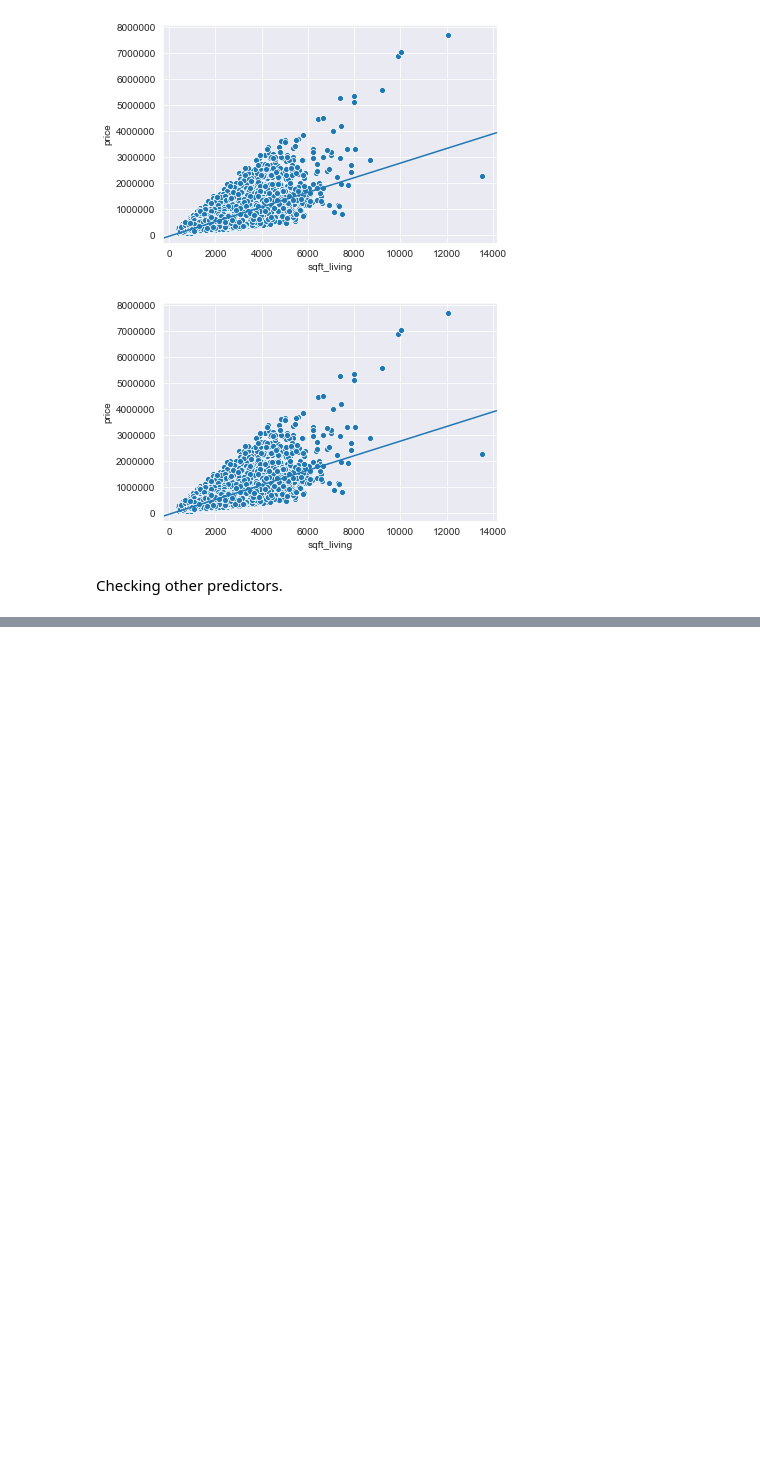
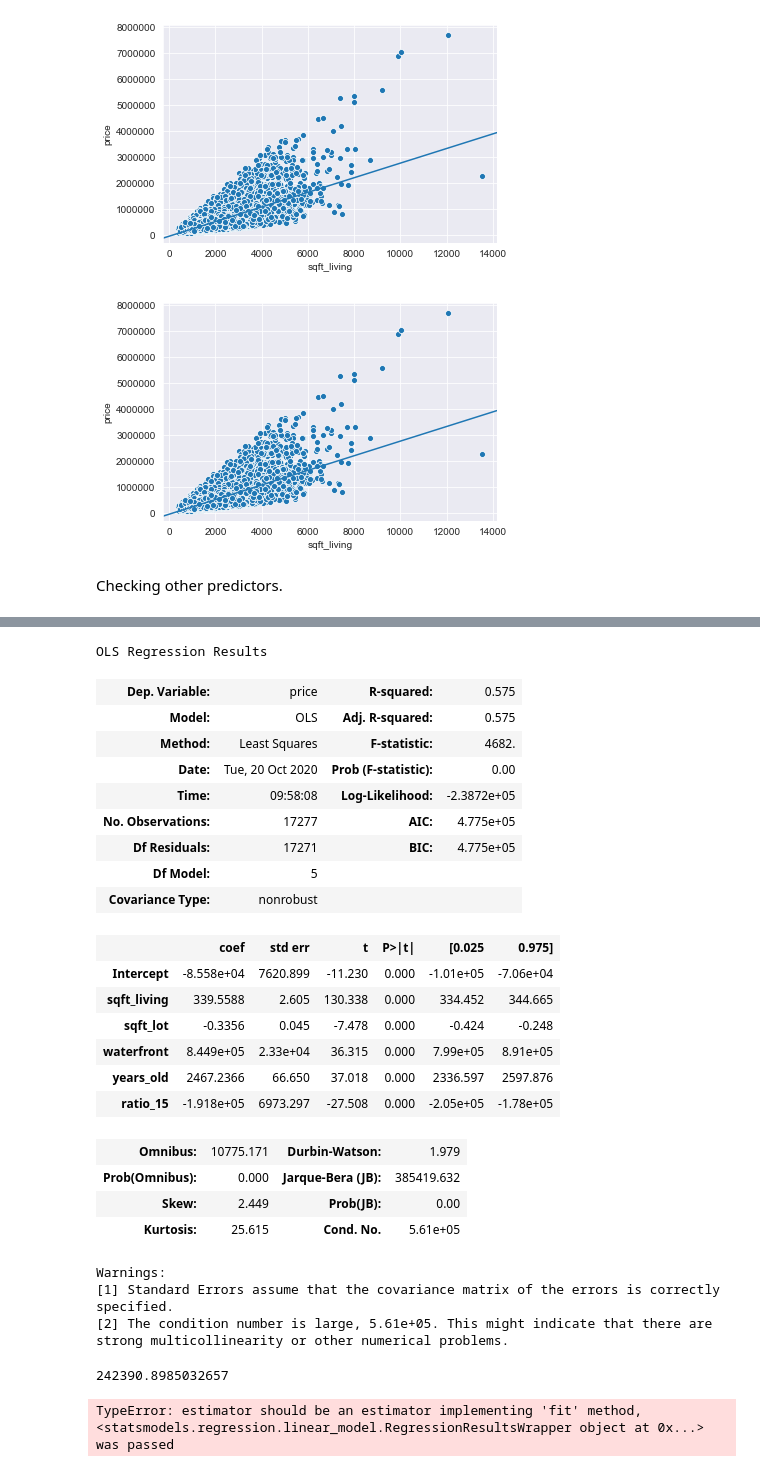
Before and after one commit to griffinhundley/predicting-housing-prices, a Jupyter notebook: Modeling.ipynb, the cells around one changed output, grey strips where cells are left out. Saved outputs shown, nothing was run; the diff lists cells and outputs as text; code cells hidden in the pictures; blank space fills up the shorter version.

Commit message:
changes to model notebook

```diff
--- a/Modeling.ipynb
+++ b/Modeling.ipynb
@@ -187,3 +193,35 @@ OLS Regression Results
 | Kurtosis: | 50.292 | Cond. No. | 729. |
 Warnings:
 [1] Standard Errors assume that the covariance matrix of the errors is correctly specified.
+# %%
+formula = "price ~ sqft_living + sqft_lot + waterfront + years_old + ratio_15"
+data_ols = pd.concat([X_train, y_train], axis = 1)
+
+model_seven = ols(formula= formula, data= data_ols).fit()
+model_seven.summary()
+# %% [output]
+OLS Regression Results
+| Dep. Variable: | price | R-squared: | 0.575 |
+| Model: | OLS | Adj. R-squared: | 0.575 |
+| Method: | Least Squares | F-statistic: | 4682. |
+| Date: | Tue, 20 Oct 2020 | Prob (F-statistic): | 0.00 |
+| Time: | 09:58:08 | Log-Likelihood: | -2.3872e+05 |
+| No. Observations: | 17277 | AIC: | 4.775e+05 |
+| Df Residuals: | 17271 | BIC: | 4.775e+05 |
+| Df Model: | 5 |  |  |
+| Covariance Type: | nonrobust |  |  |
+|  | coef | std err | t | P>|t| | [0.025 | 0.975] |
+| Intercept | -8.558e+04 | 7620.899 | -11.230 | 0.000 | -1.01e+05 | -7.06e+04 |
+| sqft_living | 339.5588 | 2.605 | 130.338 | 0.000 | 334.452 | 344.665 |
+| sqft_lot | -0.3356 | 0.045 | -7.478 | 0.000 | -0.424 | -0.248 |
+| waterfront | 8.449e+05 | 2.33e+04 | 36.315 | 0.000 | 7.99e+05 | 8.91e+05 |
+| years_old | 2467.2366 | 66.650 | 37.018 | 0.000 | 2336.597 | 2597.876 |
+| ratio_15 | -1.918e+05 | 6973.297 | -27.508 | 0.000 | -2.05e+05 | -1.78e+05 |
+| Omnibus: | 10775.171 | Durbin-Watson: | 1.979 |
+| Prob(Omnibus): | 0.000 | Jarque-Bera (JB): | 385419.632 |
+| Skew: | 2.449 | Prob(JB): | 0.00 |
+| Kurtosis: | 25.615 | Cond. No. | 5.61e+05 |
+Warnings:
+[1] Standard Errors assume that the covariance matrix of the errors is correctly specified.
+[2] The condition number is large, 5.61e+05. This might indicate that there are
+strong multicollinearity or other numerical problems.
@@ -189,0 +230,21 @@ Warnings:
+# %%
+model7_rmse = np.sqrt(mean_squared_error(y_train, y_predict))
+model7_rmse
+# %% [output]
+242390.8985032657
+# %%
+#from sklearn.linear_model import LinearRegression
+
+#lr = LinearRegression()
+#lr.fit(X = X_train, y = y_train)
+
+#y_pred = lr.predict(X_train)
+#lr.score(X_train, y_train)
+
+#model_rmse = np.sqrt(mean_squared_error(y_train, y_pred))
+#model_rmse
+
+from sklearn.model_selection import cross_val_score
+cross_val_score(estimator=model_seven, X=X_train, y=y_train, cv = 5)
+# %% [output]
+TypeError: estimator should be an estimator implementing 'fit' method, <statsmodels.regression.linear_model.RegressionResultsWrapper object at 0x...> was passed
```
Also changed, not shown: parts of 6 cells of this notebook.
